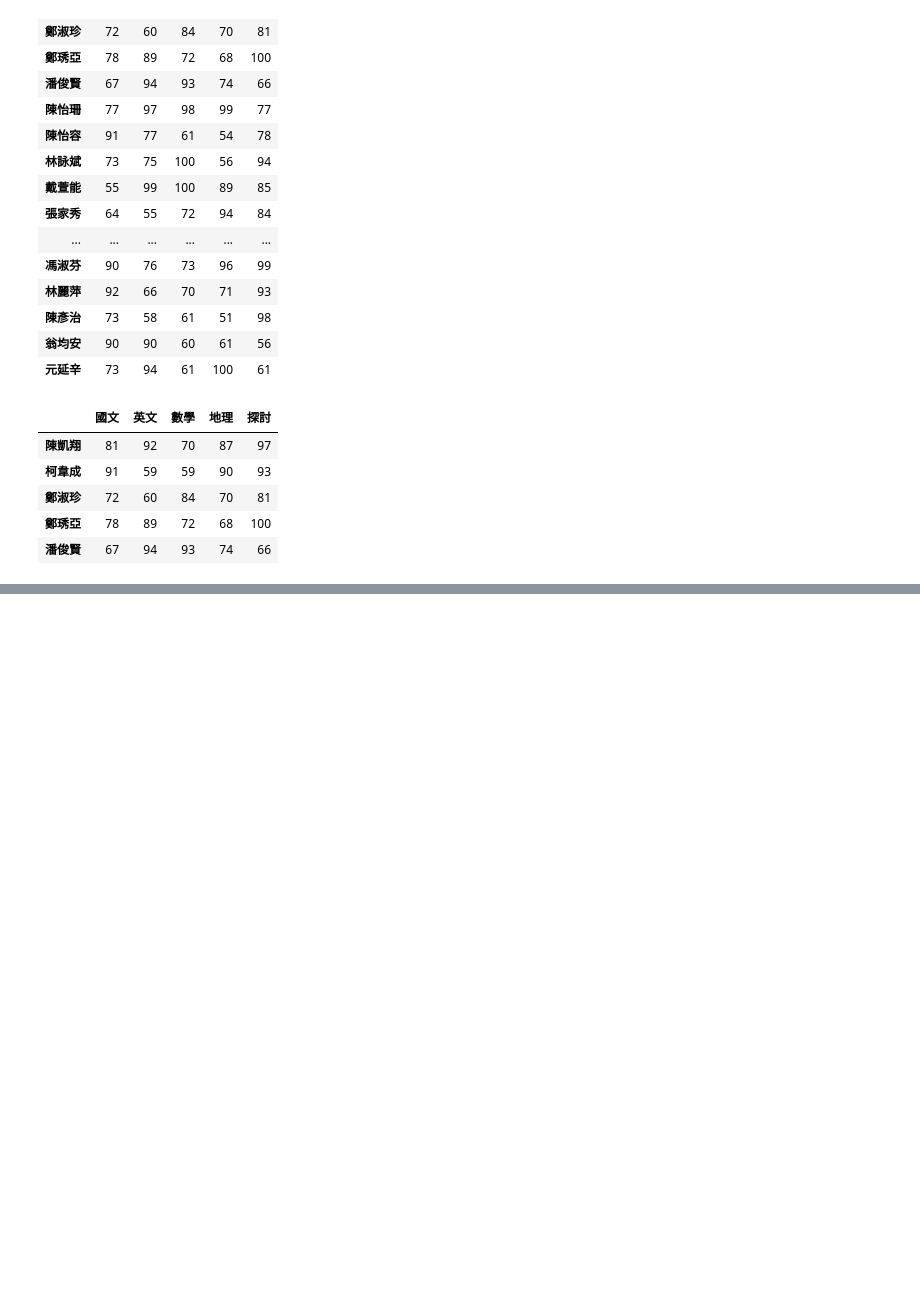
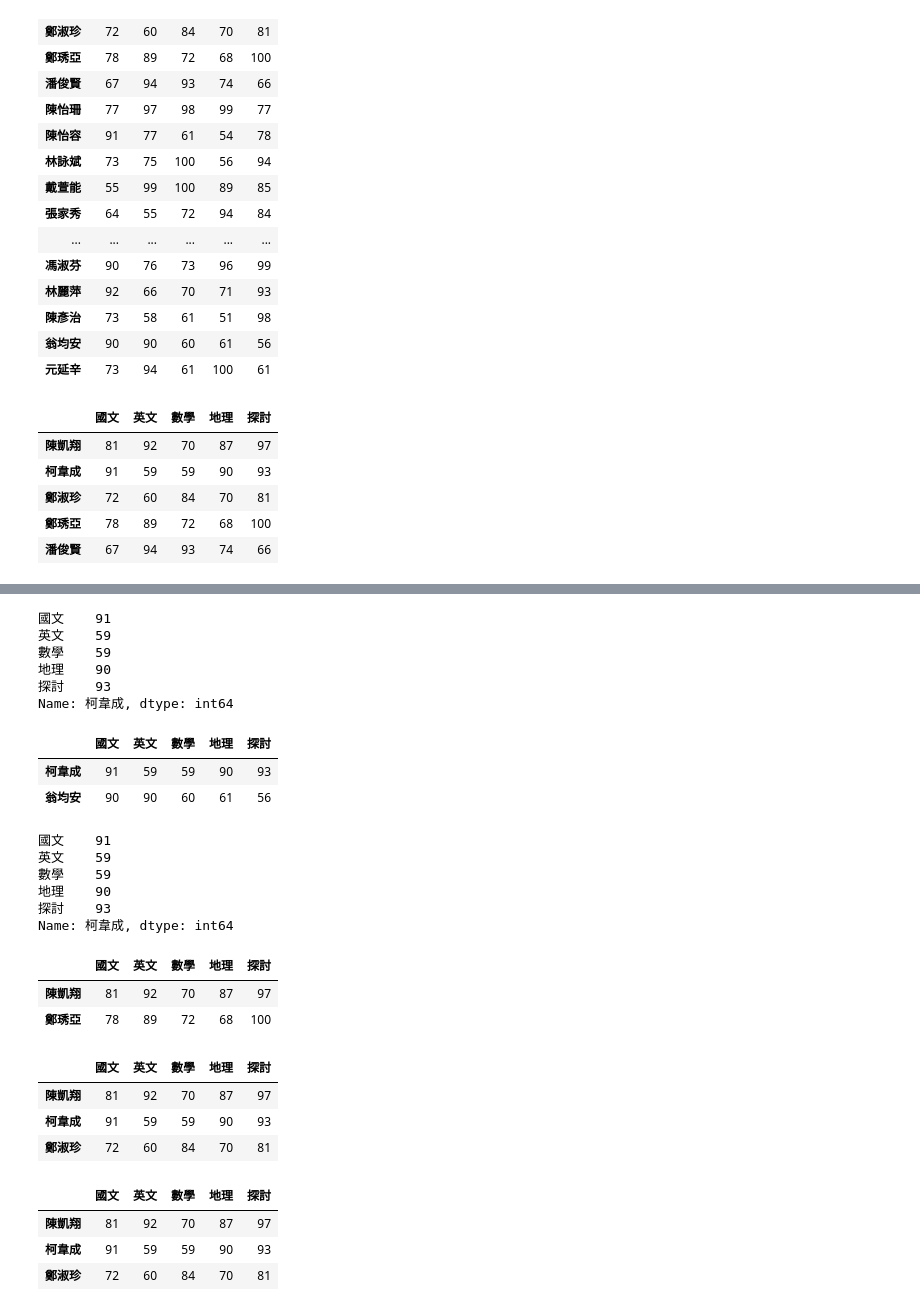
Before and after one commit to see7725/python_analysis, a Jupyter notebook: lesson5_4.ipynb, the cells around one changed output, grey strips where cells are left out. Cells and saved outputs as stored; diff of their text form; code cells hidden in the pictures; blank space fills up the shorter version.

```diff
--- a/lesson5_4.ipynb
+++ b/lesson5_4.ipynb
@@ -34,0 +81,44 @@ df.head()
+# %%
+df.loc['柯韋成']
+# %% [output]
+國文    91
+英文    59
+數學    59
+地理    90
+探討    93
+Name: 柯韋成, dtype: int64
+# %%
+df.loc[['柯韋成','翁均安']]
+# %% [output]
+|  | 國文 | 英文 | 數學 | 地理 | 探討 |
+| 柯韋成 | 91 | 59 | 59 | 90 | 93 |
+| 翁均安 | 90 | 90 | 60 | 61 | 56 |
+# %%
+df.iloc[1]
+# %% [output]
+國文    91
+英文    59
+數學    59
+地理    90
+探討    93
+Name: 柯韋成, dtype: int64
+# %%
+df.iloc[[0,3]]
+# %% [output]
+|  | 國文 | 英文 | 數學 | 地理 | 探討 |
+| 陳凱翔 | 81 | 92 | 70 | 87 | 97 |
+| 鄭琇亞 | 78 | 89 | 72 | 68 | 100 |
+# %%
+df.iloc[0:3]
+# %% [output]
+|  | 國文 | 英文 | 數學 | 地理 | 探討 |
+| 陳凱翔 | 81 | 92 | 70 | 87 | 97 |
+| 柯韋成 | 91 | 59 | 59 | 90 | 93 |
+| 鄭淑珍 | 72 | 60 | 84 | 70 | 81 |
+# %%
+df.loc['陳凱翔':'鄭淑珍']
+# %% [output]
+|  | 國文 | 英文 | 數學 | 地理 | 探討 |
+| 陳凱翔 | 81 | 92 | 70 | 87 | 97 |
+| 柯韋成 | 91 | 59 | 59 | 90 | 93 |
+| 鄭淑珍 | 72 | 60 | 84 | 70 | 81 |
```
Also changed, not shown: parts of 7 cells of this notebook.
